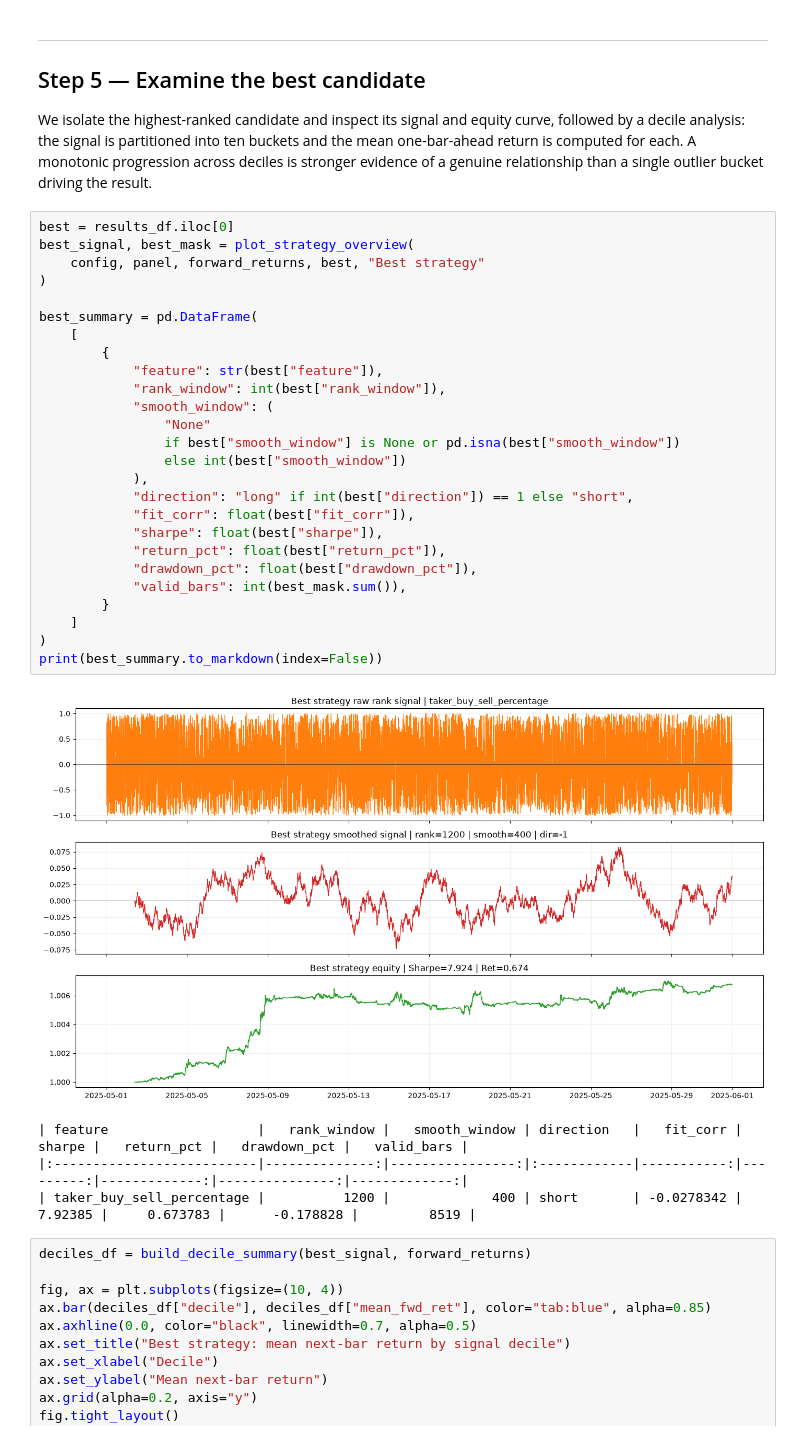
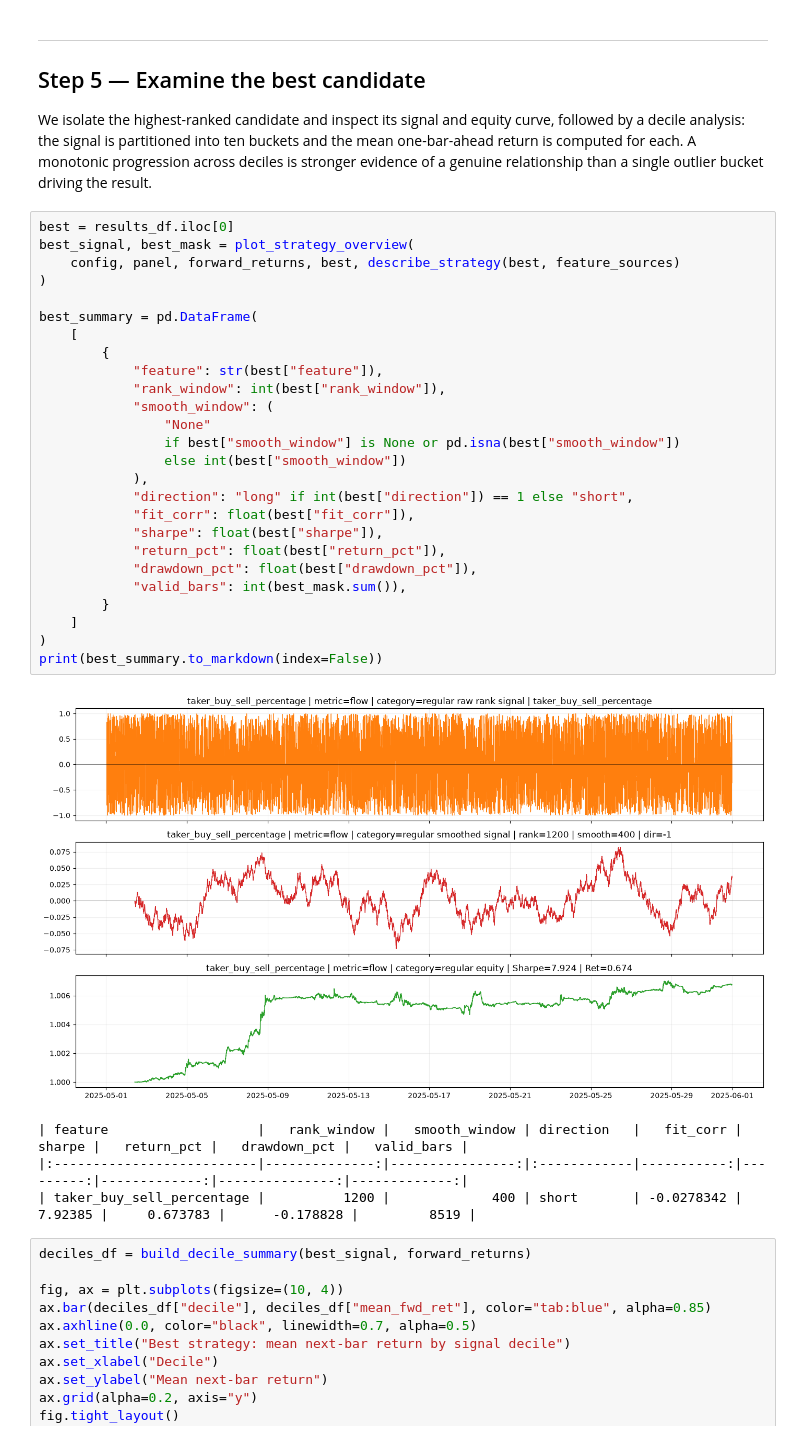
Before and after one commit to aperiodic-io/notebooks, a Jupyter notebook: notebooks/alpha-discovery.ipynb, the cells around one changed output. Cells and saved outputs as stored; diff of their text form.

```diff
--- a/notebooks/alpha-discovery.ipynb
+++ b/notebooks/alpha-discovery.ipynb
@@ -683,31 +697,31 @@ bucket driving the result.
 # %%
 best = results_df.iloc[0]
 best_signal, best_mask = plot_strategy_overview(
-    config, panel, forward_returns, best, "Best strategy"
+    config, panel, forward_returns, best, describe_strategy(best, feature_sources)
 )
 
 best_summary = pd.DataFrame(
     [
         {
             "feature": str(best["feature"]),
             "rank_window": int(best["rank_window"]),
             "smooth_window": (
                 "None"
                 if best["smooth_window"] is None or pd.isna(best["smooth_window"])
                 else int(best["smooth_window"])
             ),
             "direction": "long" if int(best["direction"]) == 1 else "short",
             "fit_corr": float(best["fit_corr"]),
             "sharpe": float(best["sharpe"]),
             "return_pct": float(best["return_pct"]),
             "drawdown_pct": float(best["drawdown_pct"]),
             "valid_bars": int(best_mask.sum()),
         }
     ]
 )
 print(best_summary.to_markdown(index=False))
 # %% [output]
-[figure, old version]
+[figure, new version]
 | feature                   |   rank_window |   smooth_window | direction   |   fit_corr |   sharpe |   return_pct |   drawdown_pct |   valid_bars |
 |:--------------------------|--------------:|----------------:|:------------|-----------:|---------:|-------------:|---------------:|-------------:|
 | taker_buy_sell_percentage |          1200 |             400 | short       | -0.0278342 |  7.92385 |     0.673783 |      -0.178828 |         8519 |
```
Also changed, not shown: parts of 10 cells of this notebook, 1 other file.
